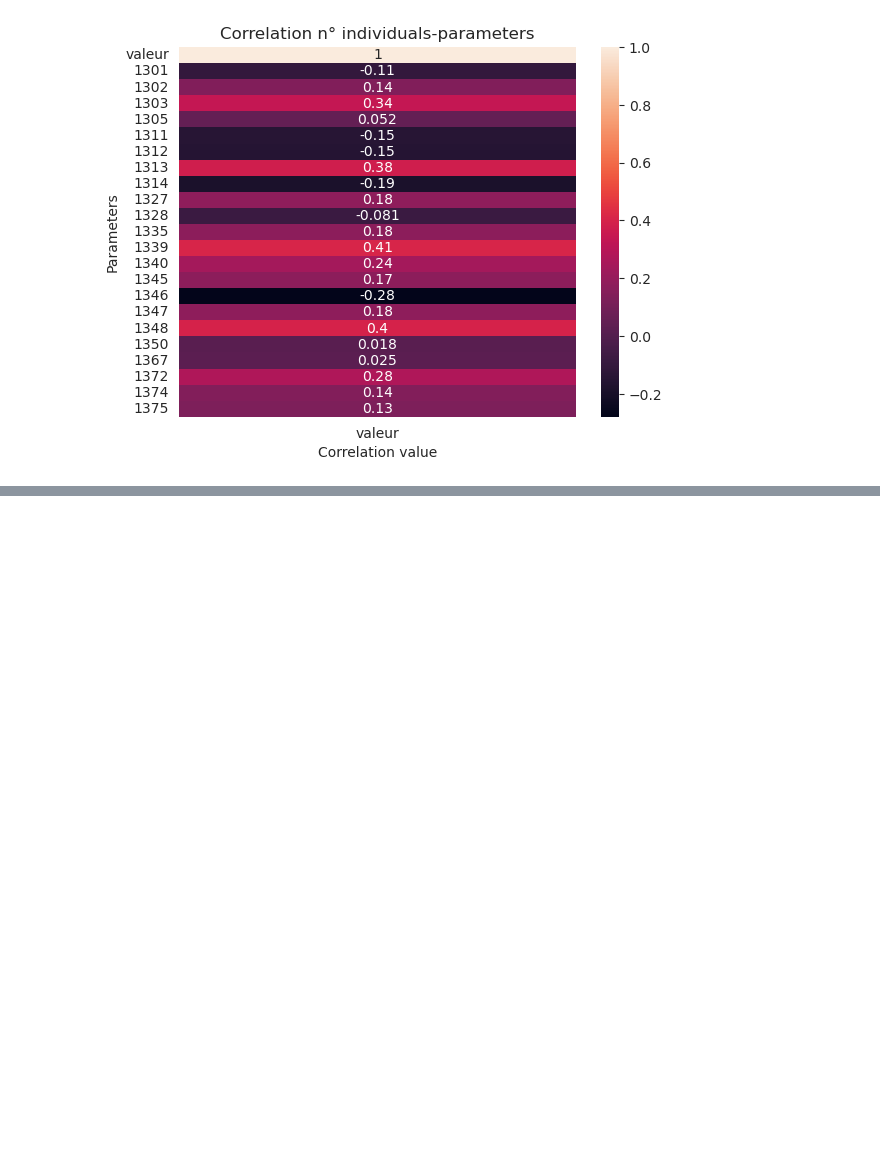
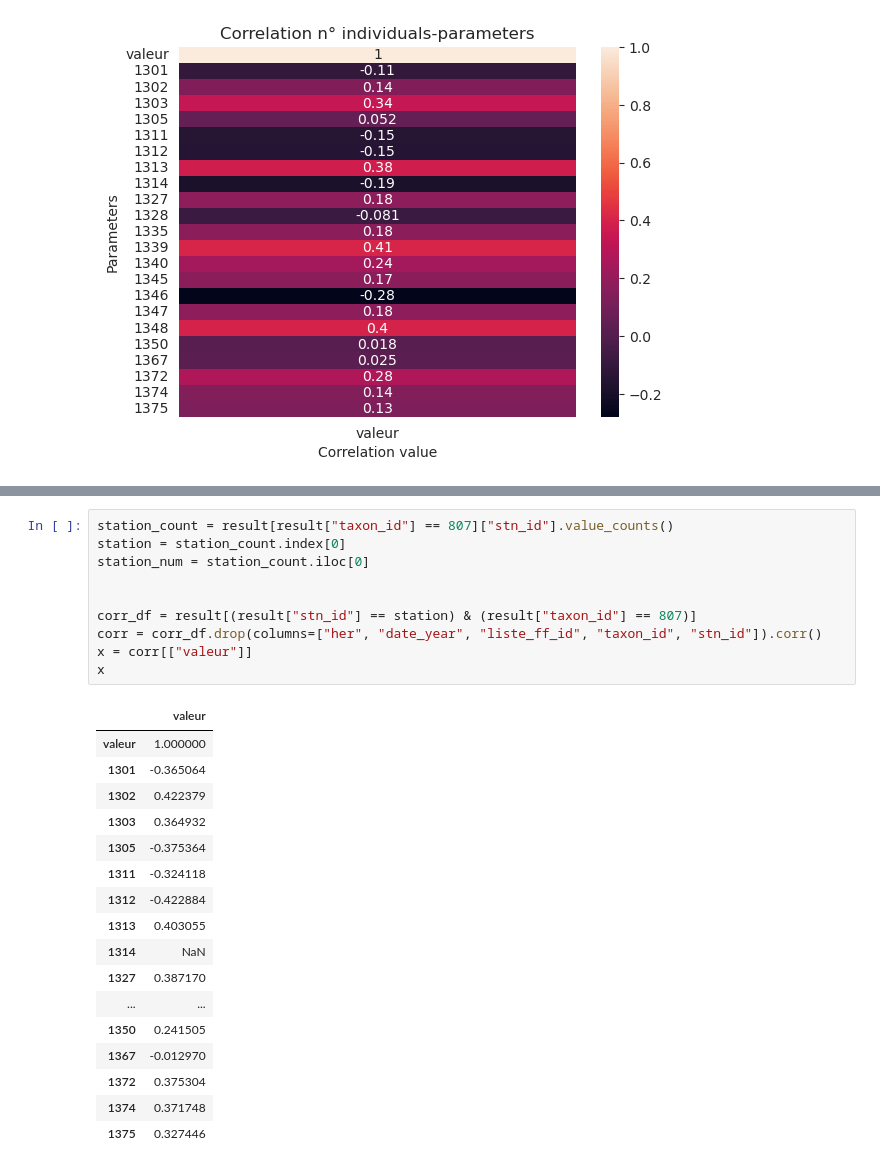
Before and after one commit to chefmtt/nvx-defis-eau, a Jupyter notebook: eau_individus.ipynb, the cells around one changed output, grey strips where cells are left out. Cells and saved outputs as stored; diff of their text form; blank space fills up the shorter version.

```diff
--- a/eau_individus.ipynb
+++ b/eau_individus.ipynb
@@ -237 +253,29 @@ plt.show()
+# %%
+station_count = result[result["taxon_id"] == 807]["stn_id"].value_counts()
+station = station_count.index[0]
+station_num = station_count.iloc[0]
+
+
+corr_df = result[(result["stn_id"] == station) & (result["taxon_id"] == 807)]
+corr = corr_df.drop(columns=["her", "date_year", "liste_ff_id", "taxon_id", "stn_id"]).corr()
+x = corr[["valeur"]]
+x
+# %% [output]
+|  | valeur |
+| valeur | 1.000000 |
+| 1301 | -0.365064 |
+| 1302 | 0.422379 |
+| 1303 | 0.364932 |
+| 1305 | -0.375364 |
+| 1311 | -0.324118 |
+| 1312 | -0.422884 |
+| 1313 | 0.403055 |
+| 1314 | NaN |
+| 1327 | 0.387170 |
+| ... | ... |
+| 1350 | 0.241505 |
+| 1367 | -0.012970 |
+| 1372 | 0.375304 |
+| 1374 | 0.371748 |
+| 1375 | 0.327446 |
 # %%
```
Also changed, not shown: parts of 3 cells of this notebook.
